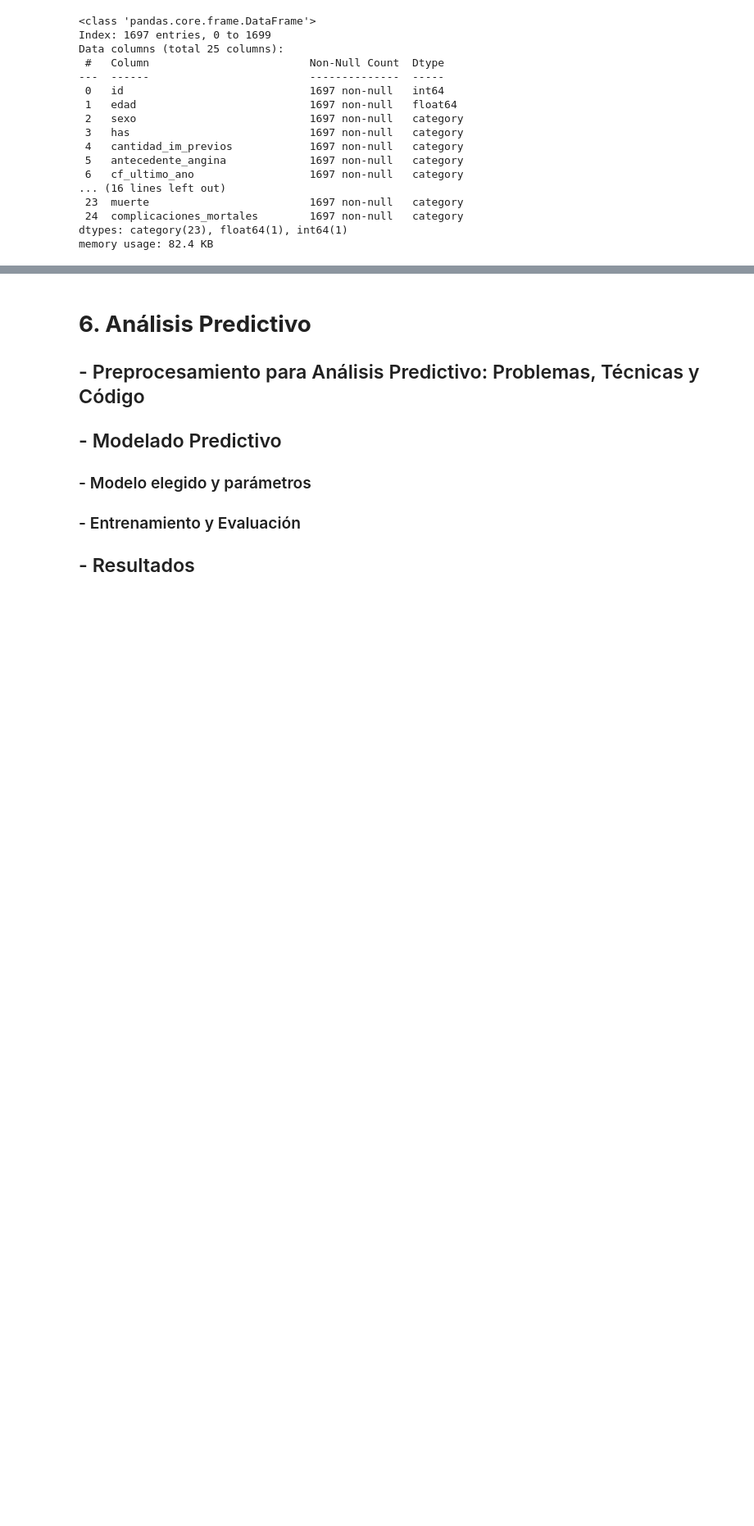
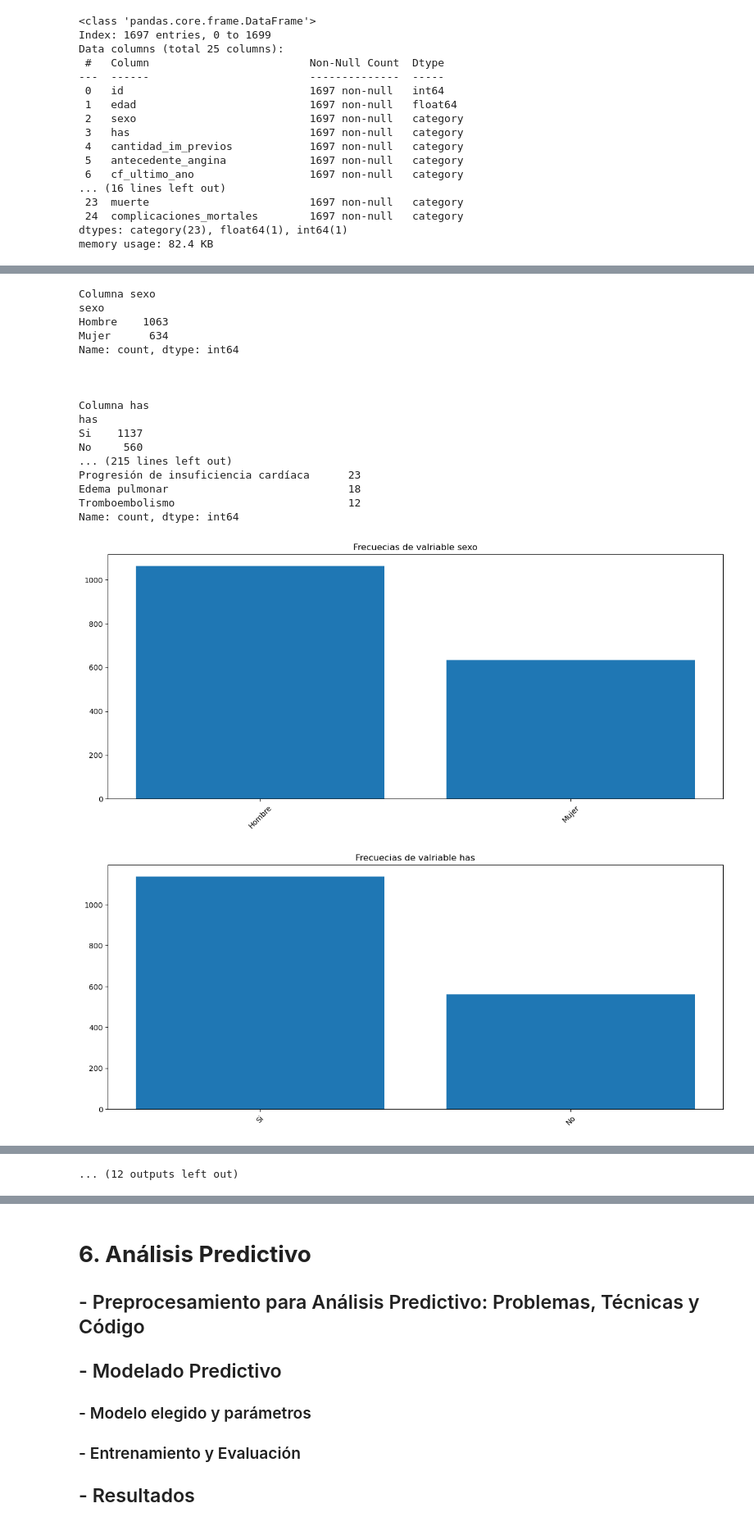
Before and after one commit to jarglez/ProgramacionFinalProject, a Jupyter notebook: ProyectoCAJG.ipynb, the cells around one changed output, grey strips where cells are left out. Shown at 82% size. Saved outputs shown, nothing was run; the diff lists cells and outputs as text; code cells hidden in the pictures; blank space fills up the shorter version.

```diff
--- a/ProyectoCAJG.ipynb
+++ b/ProyectoCAJG.ipynb
@@ -1531,0 +1535,35 @@ df.head(10)
+# %%
+category_columns = df.select_dtypes('category').copy()
+num_columns = df.select_dtypes('number').copy()
+
+for i, column in enumerate(category_columns.columns):
+    print(f'Columna {column}')
+    print(df[column].value_counts())
+    print("\n\n")
+
+for i, column in enumerate(category_columns.columns):
+    plt.figure(figsize=(15, 6))
+    plt.bar(df[column].value_counts().index.astype(str), df[column].value_counts().values)
+    plt.title(f'Frecuecias de valriable {column}')
+    plt.xticks(rotation=45)
+    plt.show()
+# %% [output]
+Columna sexo
+sexo
+Hombre    1063
+Mujer      634
+Name: count, dtype: int64
+
+
+
+Columna has
+has
+Si    1137
+No     560
+... (215 lines left out)
+Progresión de insuficiencia cardíaca      23
+Edema pulmonar                            18
+Tromboembolismo                           12
+Name: count, dtype: int64
+[figure, added]
+[figure, added]
@@ -1532 +1579,2 @@ df.head(10)
+... (12 outputs left out)
 # %% [markdown]
```
Also changed, not shown: parts of 13 cells of this notebook.
